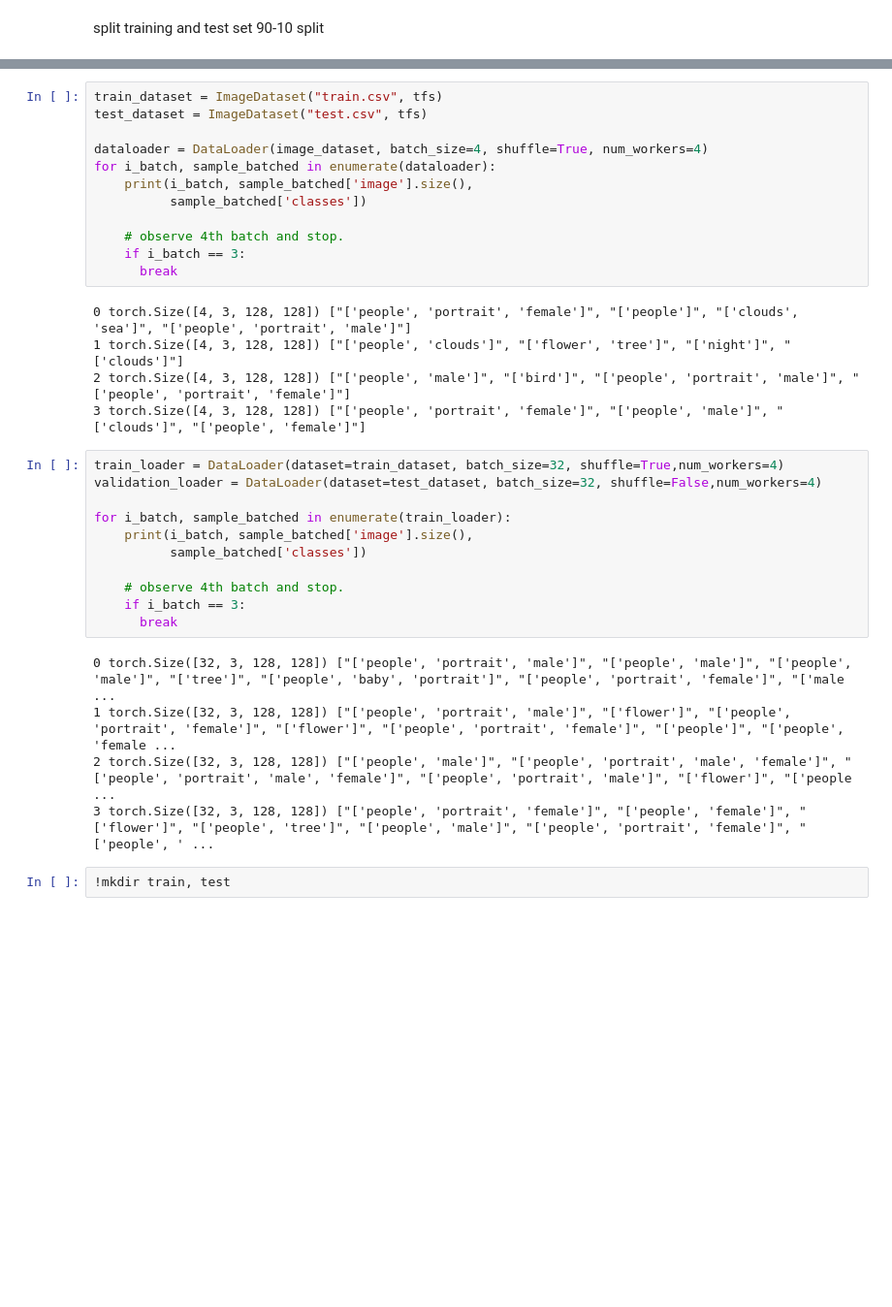
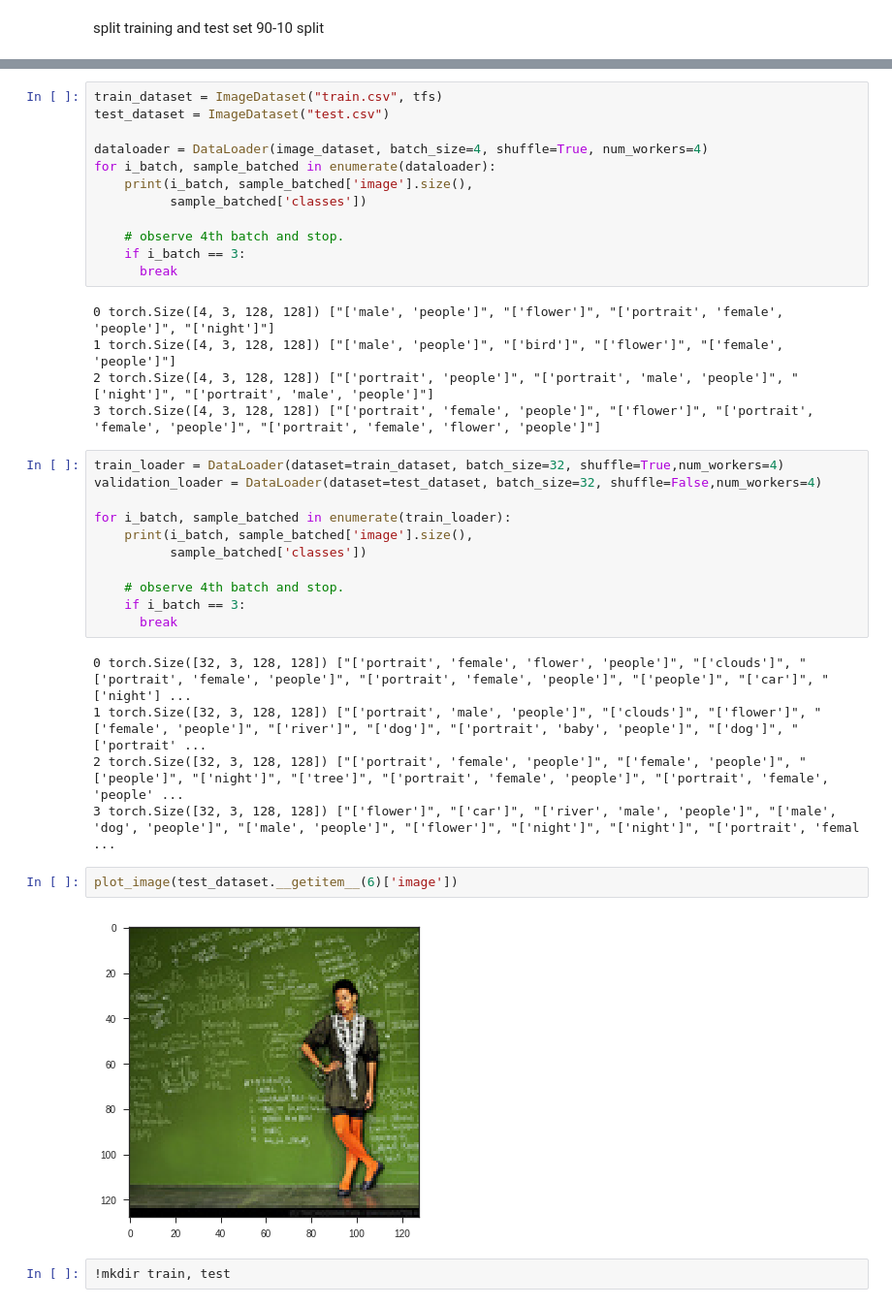
Before and after one commit to tafseerahmed/Deep-Learning-Project-UH18, a Jupyter notebook: Deep_Learning_Project_DATA_PROCESSING_prove.ipynb, the cells around one changed output, grey strips where cells are left out. Shown: that part at 97% size. Cells and saved outputs as stored; diff of their text form; blank space fills up the shorter version.

```diff
--- a/Deep_Learning_Project_DATA_PROCESSING_prove.ipynb
+++ b/Deep_Learning_Project_DATA_PROCESSING_prove.ipynb
@@ -442,7 +444,7 @@ test_data.to_csv('./test.csv')
 train_data.to_csv('./train.csv')
 # %%
 train_dataset = ImageDataset("train.csv", tfs)
-test_dataset = ImageDataset("test.csv", tfs)
+test_dataset = ImageDataset("test.csv")
 
 dataloader = DataLoader(image_dataset, batch_size=4, shuffle=True, num_workers=4)
 for i_batch, sample_batched in enumerate(dataloader):
@@ -453,10 +455,10 @@ for i_batch, sample_batched in enumerate(dataloader):
     if i_batch == 3:
       break
 # %% [output]
-0 torch.Size([4, 3, 128, 128]) ["['people', 'portrait', 'female']", "['people']", "['clouds', 'sea']", "['people', 'portrait', 'male']"]
-1 torch.Size([4, 3, 128, 128]) ["['people', 'clouds']", "['flower', 'tree']", "['night']", "['clouds']"]
-2 torch.Size([4, 3, 128, 128]) ["['people', 'male']", "['bird']", "['people', 'portrait', 'male']", "['people', 'portrait', 'female']"]
-3 torch.Size([4, 3, 128, 128]) ["['people', 'portrait', 'female']", "['people', 'male']", "['clouds']", "['people', 'female']"]
+0 torch.Size([4, 3, 128, 128]) ["['male', 'people']", "['flower']", "['portrait', 'female', 'people']", "['night']"]
+1 torch.Size([4, 3, 128, 128]) ["['male', 'people']", "['bird']", "['flower']", "['female', 'people']"]
+2 torch.Size([4, 3, 128, 128]) ["['portrait', 'people']", "['portrait', 'male', 'people']", "['night']", "['portrait', 'male', 'people']"]
+3 torch.Size([4, 3, 128, 128]) ["['portrait', 'female', 'people']", "['flower']", "['portrait', 'female', 'people']", "['portrait', 'female', 'flower', 'people']"]
 # %%
 train_loader = DataLoader(dataset=train_dataset, batch_size=32, shuffle=True,num_workers=4)
 validation_loader = DataLoader(dataset=test_dataset, batch_size=32, shuffle=False,num_workers=4)
@@ -469,10 +471,14 @@ for i_batch, sample_batched in enumerate(train_loader):
     if i_batch == 3:
       break
 # %% [output]
-0 torch.Size([32, 3, 128, 128]) ["['people', 'portrait', 'male']", "['people', 'male']", "['people', 'male']", "['tree']", "['people', 'baby', 'portrait']", "['people', 'portrait', 'female']", "['male ...
-1 torch.Size([32, 3, 128, 128]) ["['people', 'portrait', 'male']", "['flower']", "['people', 'portrait', 'female']", "['flower']", "['people', 'portrait', 'female']", "['people']", "['people', 'female ...
-2 torch.Size([32, 3, 128, 128]) ["['people', 'male']", "['people', 'portrait', 'male', 'female']", "['people', 'portrait', 'male', 'female']", "['people', 'portrait', 'male']", "['flower']", "['people ...
-3 torch.Size([32, 3, 128, 128]) ["['people', 'portrait', 'female']", "['people', 'female']", "['flower']", "['people', 'tree']", "['people', 'male']", "['people', 'portrait', 'female']", "['people', ' ...
+0 torch.Size([32, 3, 128, 128]) ["['portrait', 'female', 'flower', 'people']", "['clouds']", "['portrait', 'female', 'people']", "['portrait', 'female', 'people']", "['people']", "['car']", "['night'] ...
+1 torch.Size([32, 3, 128, 128]) ["['portrait', 'male', 'people']", "['clouds']", "['flower']", "['female', 'people']", "['river']", "['dog']", "['portrait', 'baby', 'people']", "['dog']", "['portrait' ...
+2 torch.Size([32, 3, 128, 128]) ["['portrait', 'female', 'people']", "['female', 'people']", "['people']", "['night']", "['tree']", "['portrait', 'female', 'people']", "['portrait', 'female', 'people' ...
+3 torch.Size([32, 3, 128, 128]) ["['flower']", "['car']", "['river', 'male', 'people']", "['male', 'dog', 'people']", "['male', 'people']", "['flower']", "['night']", "['night']", "['portrait', 'femal ...
+# %%
+plot_image(test_dataset.__getitem__(6)['image'])
+# %% [output]
+[figure, added]
 # %%
 !mkdir train, test
 # %%
```
Also changed, not shown: parts of 17 cells of this notebook.
